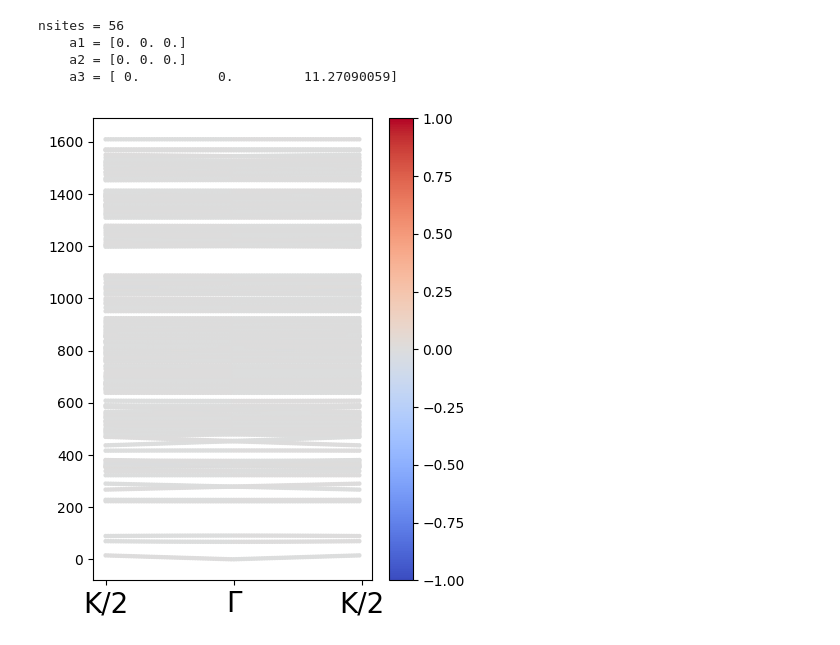
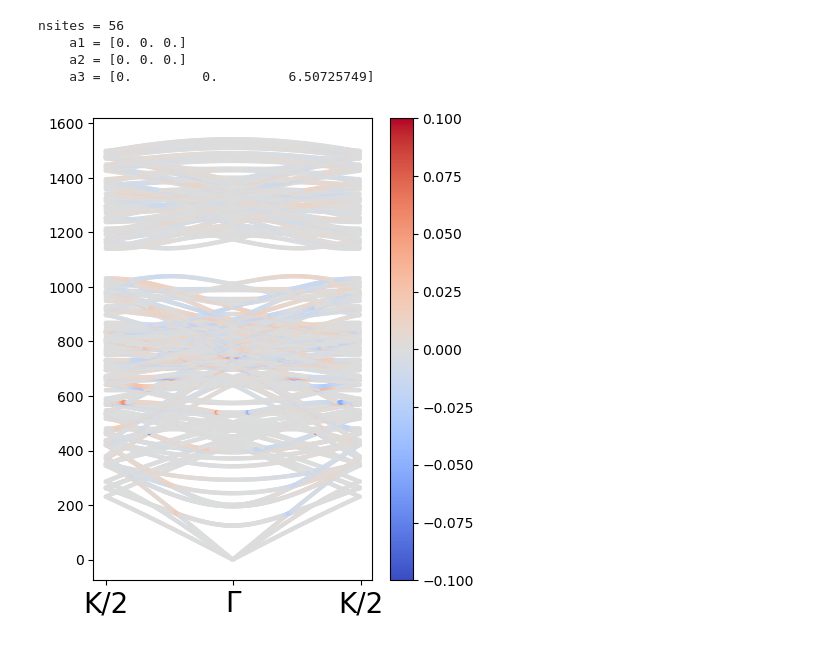
Before and after one commit to D-Bautista/Chiral_Phonons, a Jupyter notebook: PruebasNanotubo.ipynb, the cells around one changed output. Drawn from its saved outputs; the diff is of its cells as text; code cells hidden in the pictures.

```diff
--- a/PruebasNanotubo.ipynb
+++ b/PruebasNanotubo.ipynb
@@ -9,7 +9,7 @@ from scipy.linalg import ishermitian
 # %%
 KL1 = 365.0 #N/m
 KT1 = 245.0 #N/m
-KZ1 = 98.2 #N/m
+KZ1 = 98 #N/m
 
 # En esta descripción, la componente fuera del plano apunta
 # a lo largo del eje x, la descripción del enlace más
@@ -19,7 +19,7 @@ Kbase = array([[KZ1,0,0],
             [0,KL1,0],
             [0,0,KT1]],dtype=complex)
 # %%
-cnt1 = nanotube(4,2, length = 1)
+cnt1 = nanotube(8,2, length = 1)
 # %%
 X,Y,Z    = cnt1.get_positions().T
 r = cnt1.get_positions()
@@ -28,7 +28,12 @@ a1,a2,a3 = array(cnt1.get_cell())
 
 cluz = 3e10 #cm
 masas = cnt1.get_masses()
-masas = 1.66e-27*masas
+
+for i in range(len(masas)):
+    if mod(i,2) == 0:
+        masas[i] = 1.66e-27*masas[i]
+    else:
+        masas[i] = 1.2*1.66e-27*masas[i]
 
 print(f"nsites = {nsites}")
 print(f"    a1 = {a1}")
@@ -38,7 +43,7 @@ print(f"    a3 = {a3}")
 nsites = 56
     a1 = [0. 0. 0.]
     a2 = [0. 0. 0.]
-    a3 = [ 0.          0.         11.27090059]
+    a3 = [0.         0.         6.50725749]
 # %%
 def findnn(X,Y,Z):
   nn = {}
@@ -360,8 +290,8 @@ def Eigenfrequencies(kvec):
 # %%
-Kpoints = np.linspace(-pi/a3[2],pi/a3[2],100)
+Kpoints = np.linspace(-pi,pi,200)
 
 Klabels = [r"K/2",r"Γ",r"K/2"]
-Kticks = concatenate([[0],[50],[100]])
+Kticks = concatenate([[0],[100],[200]])
 
 Bandas = []
 Pseudomom = []
@@ -380,9 +310,9 @@ kenum = arange(numK)
 # %%
 fig,ax = plt.subplots(ncols=1,nrows=1,figsize=(4.5,6))
 for j in range(nbands):
-  grafica = ax.scatter(kenum,Bandas.T[j],c = Pseudomom.T[j],cmap = "coolwarm",vmax = 1, vmin = -1,s = 5)
+  grafica = ax.scatter(kenum,Bandas.T[j],c = Pseudomom.T[j],cmap = "coolwarm",vmax = 1e-1, vmin = -1e-1,s = 5)
 fig.colorbar(grafica)
 ax.set_xticks(Kticks)
 ax.set_xticklabels(Klabels,fontsize = 20);
 # %% [output]
-[figure, old version]
+[figure, new version]
```
Also changed, not shown: parts of 4 cells of this notebook, 2 other files.
